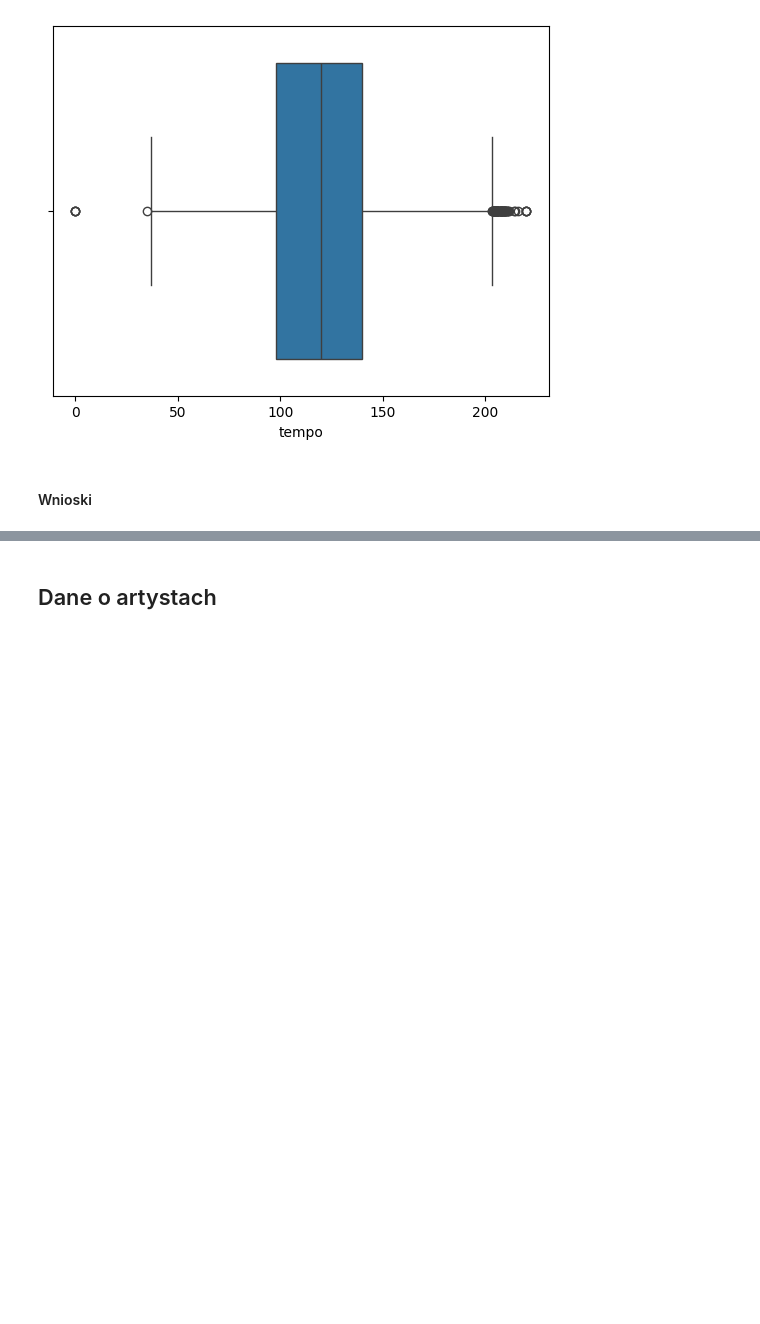
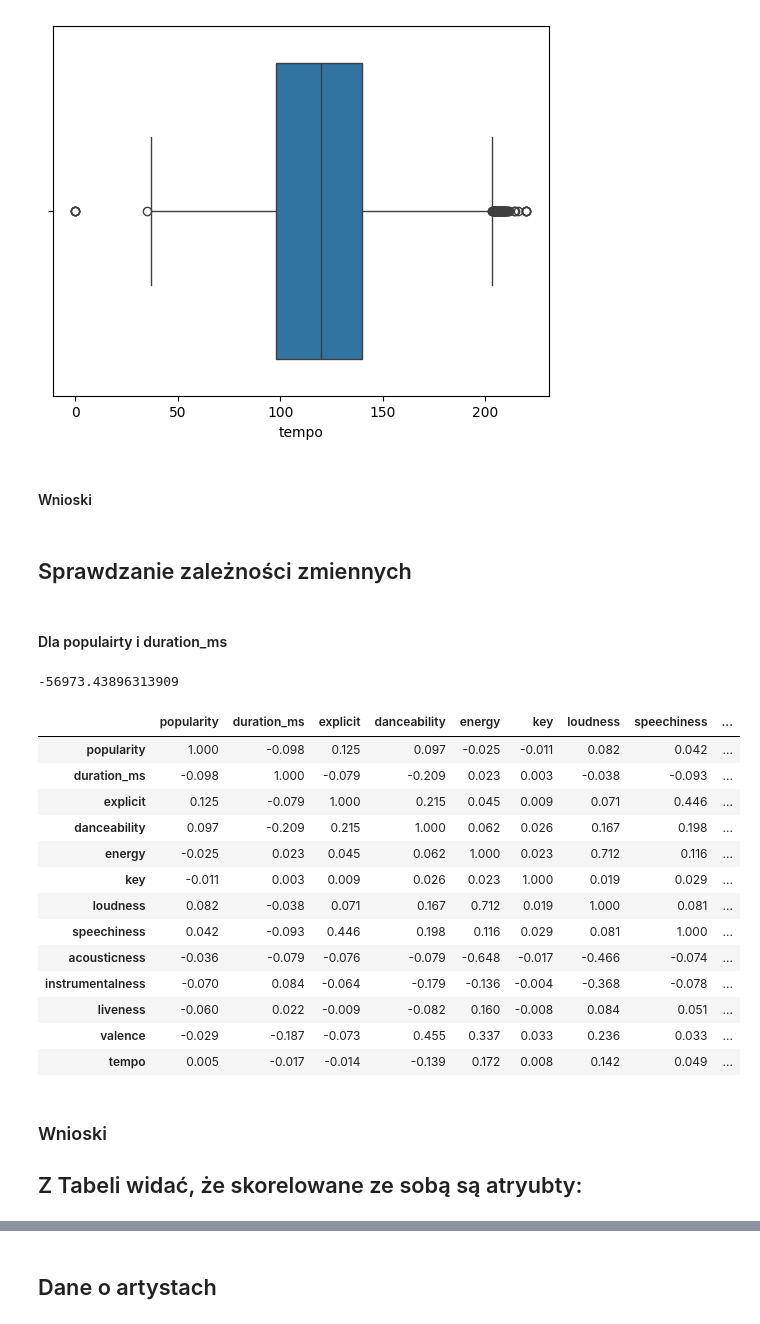
Before and after one commit to michal1010/song-recommendation-system, a Jupyter notebook: ium_notebook.ipynb, the cells around one changed output, grey strips where cells are left out. Saved outputs shown, nothing was run; the diff lists cells and outputs as text; code cells hidden in the pictures; blank space fills up the shorter version.

```diff
--- a/ium_notebook.ipynb
+++ b/ium_notebook.ipynb
@@ -252,3 +266,37 @@ sns.boxplot(x=tracks_data['tempo'])
 [figure]
 # %% [markdown]
 #### Wnioski
+# %% [markdown]
+## Sprawdzanie zależności zmiennych
+# %% [markdown]
+#### Dla populairty i duration_ms
+# %%
+covariance_matrix = tracks_data['popularity'].cov(tracks_data['duration_ms'])
+print(covariance_matrix)
+# %% [output]
+-56973.43896313909
+# %%
+
+numeric_features = tracks_data.select_dtypes(include=['int64', 'float64']).columns
+covariance_matrix = tracks_data[numeric_features].corr()
+covariance_matrix.style.background_gradient(cmap='coolwarm', axis=None, vmin=-1, vmax=1).format(precision=3)
+# %% [output]
+|  | popularity | duration_ms | explicit | danceability | energy | key | loudness | speechiness | ... |
+| popularity | 1.000 | -0.098 | 0.125 | 0.097 | -0.025 | -0.011 | 0.082 | 0.042 | ... |
+| duration_ms | -0.098 | 1.000 | -0.079 | -0.209 | 0.023 | 0.003 | -0.038 | -0.093 | ... |
+| explicit | 0.125 | -0.079 | 1.000 | 0.215 | 0.045 | 0.009 | 0.071 | 0.446 | ... |
+| danceability | 0.097 | -0.209 | 0.215 | 1.000 | 0.062 | 0.026 | 0.167 | 0.198 | ... |
+| energy | -0.025 | 0.023 | 0.045 | 0.062 | 1.000 | 0.023 | 0.712 | 0.116 | ... |
+| key | -0.011 | 0.003 | 0.009 | 0.026 | 0.023 | 1.000 | 0.019 | 0.029 | ... |
+| loudness | 0.082 | -0.038 | 0.071 | 0.167 | 0.712 | 0.019 | 1.000 | 0.081 | ... |
+| speechiness | 0.042 | -0.093 | 0.446 | 0.198 | 0.116 | 0.029 | 0.081 | 1.000 | ... |
+| acousticness | -0.036 | -0.079 | -0.076 | -0.079 | -0.648 | -0.017 | -0.466 | -0.074 | ... |
+| instrumentalness | -0.070 | 0.084 | -0.064 | -0.179 | -0.136 | -0.004 | -0.368 | -0.078 | ... |
+| liveness | -0.060 | 0.022 | -0.009 | -0.082 | 0.160 | -0.008 | 0.084 | 0.051 | ... |
+| valence | -0.029 | -0.187 | -0.073 | 0.455 | 0.337 | 0.033 | 0.236 | 0.033 | ... |
+| tempo | 0.005 | -0.017 | -0.014 | -0.139 | 0.172 | 0.008 | 0.142 | 0.049 | ... |
+# %% [markdown]
+### Wnioski
+
+Z Tabeli widać, że skorelowane ze sobą są atryubty:
+-
```
Also changed, not shown: parts of 5 cells of this notebook, 1 other file.
